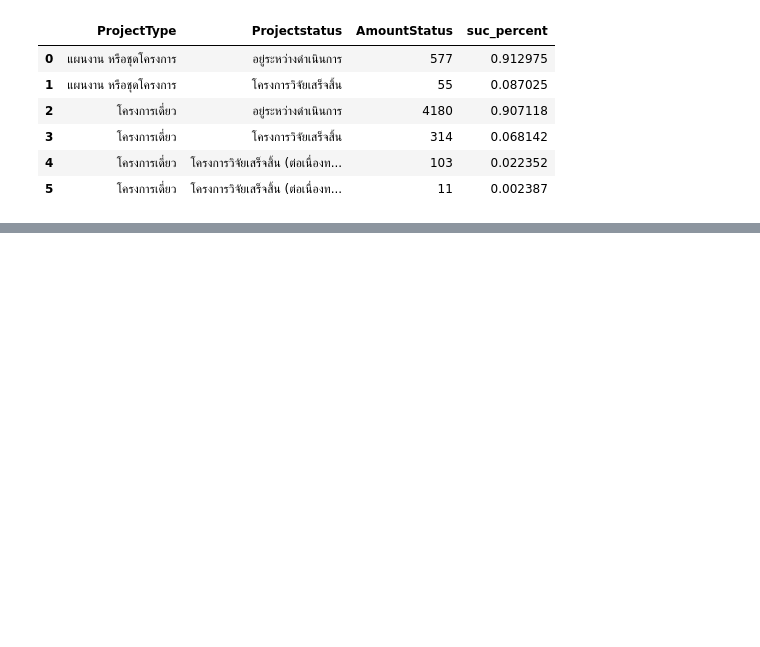
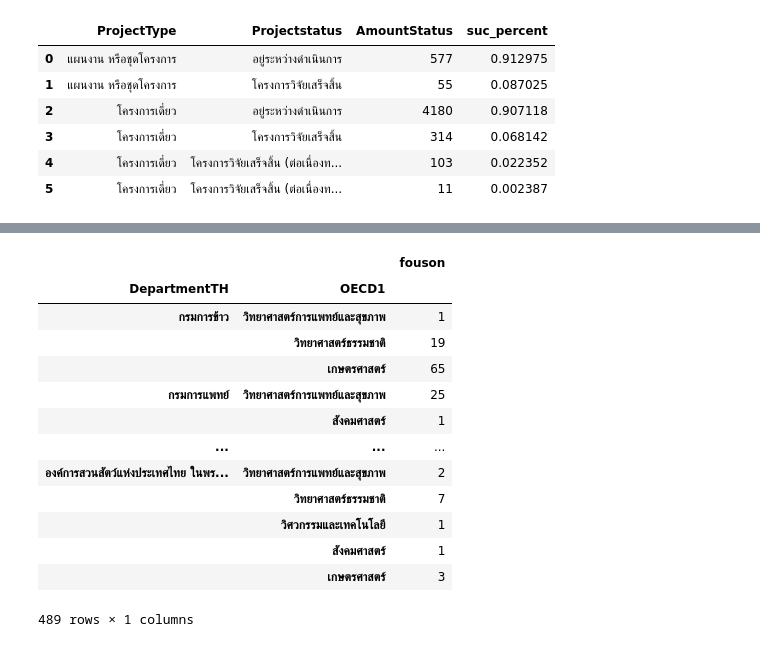
Before and after one commit to SrWannapa/DADS5001_miniProject, a Jupyter notebook: 6420422008_Wannapa_Sriphen.ipynb, the cells around one changed output, grey strips where cells are left out. Saved outputs shown, nothing was run; the diff lists cells and outputs as text; code cells hidden in the pictures; blank space fills up the shorter version.

```diff
--- a/6420422008_Wannapa_Sriphen.ipynb
+++ b/6420422008_Wannapa_Sriphen.ipynb
@@ -78,0 +163,17 @@ sub
+# %%
+data.groupby(['DepartmentTH','OECD1'],dropna=False).size().to_frame('fouson')
+# %% [output]
+|  |  | fouson |
+| DepartmentTH | OECD1 |  |
+| กรมการข้าว | วิทยาศาสตร์การแพทย์และสุขภาพ | 1 |
+|  | วิทยาศาสตร์ธรรมชาติ | 19 |
+|  | เกษตรศาสตร์ | 65 |
+| กรมการแพทย์ | วิทยาศาสตร์การแพทย์และสุขภาพ | 25 |
+|  | สังคมศาสตร์ | 1 |
+| ... | ... | ... |
+| องค์การสวนสัตว์แห่งประเทศไทย ในพร... | วิทยาศาสตร์การแพทย์และสุขภาพ | 2 |
+|  | วิทยาศาสตร์ธรรมชาติ | 7 |
+|  | วิศวกรรมและเทคโนโลยี | 1 |
+|  | สังคมศาสตร์ | 1 |
+|  | เกษตรศาสตร์ | 3 |
+489 rows × 1 columns
```
Also changed, not shown: parts of 9 cells of this notebook.
